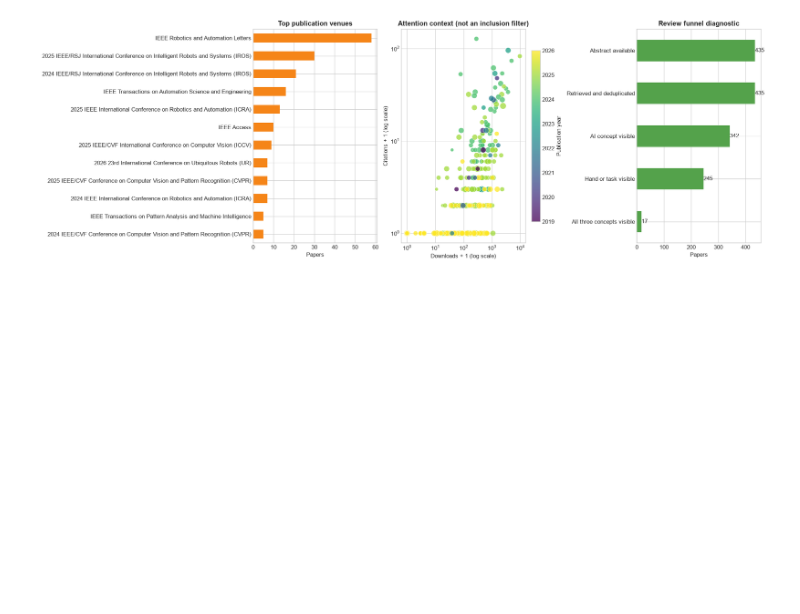
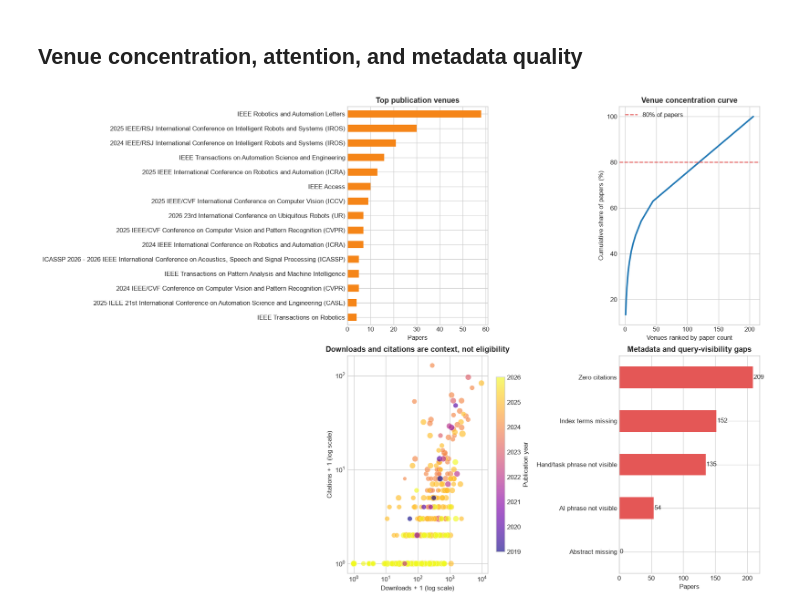
Before and after one commit to ARPM01/JIRS-HandsSurvey, a Jupyter notebook: crawlers/IEEE-Xplore-API_p3/read_data.ipynb, the cells around one changed output. Saved outputs shown, nothing was run; the diff lists cells and outputs as text; code cells hidden in the pictures; blank space fills up the shorter version.

```diff
--- a/crawlers/IEEE-Xplore-API_p3/read_data.ipynb
+++ b/crawlers/IEEE-Xplore-API_p3/read_data.ipynb
@@ -270,35 +316,41 @@ plt.show()
+# %% [markdown]
+## Venue concentration, attention, and metadata quality
 # %%
-# Venue concentration, citation/download context, and a non-exclusionary review funnel.
-fig, axes = plt.subplots(1, 3, figsize=(18, 6), constrained_layout=True)
+fig, axes = plt.subplots(2, 2, figsize=(16, 11), constrained_layout=True)
 
-venues = viz_df.get("publication_title", pd.Series(dtype=str)).fillna("Unknown").replace("", "Unknown")
-venues.value_counts().head(12).sort_values().plot.barh(ax=axes[0], color="#F58518")
-axes[0].set(title="Top publication venues", xlabel="Papers", ylabel="")
+venues = df["publication_title"].fillna("Unknown").replace("", "Unknown")
+venue_counts = venues.value_counts()
+venue_counts.head(15).sort_values().plot.barh(ax=axes[0, 0], color="#F58518")
+axes[0, 0].set(title="Top publication venues", xlabel="Papers", ylabel="")
 
-scatter = axes[1].scatter(
-    viz_df["downloads"] + 1,
-    viz_df["citations"] + 1,
-    c=viz_df["year"].fillna(viz_df["year"].min()),
-    s=35 + 30 * viz_df["scope_score"],
-    cmap="viridis", alpha=0.75, edgecolor="white", linewidth=0.5,
+cumulative = venue_counts.cumsum() / venue_counts.sum() * 100
+axes[0, 1].plot(range(1, len(cumulative) + 1), cumulative.values, linewidth=2.5)
+axes[0, 1].axhline(80, color="#E45756", linestyle="--", label="80% of papers")
+axes[0, 1].set(title="Venue concentration curve", xlabel="Venues ranked by paper count", ylabel="Cumulative share of papers (%)")
+axes[0, 1].legend(frameon=False)
+
+impact = axes[1, 0].scatter(
+    df["downloads"] + 1, df["citations"] + 1,
+    c=df["year"].fillna(df["year"].min()),
+    s=35 + 25 * df["scope_score"], cmap="plasma", alpha=0.65, edgecolor="white", linewidth=0.4,
 )
-axes[1].set_xscale("log")
-axes[1].set_yscale("log")
-axes[1].set(title="Attention context (not an inclusion filter)", xlabel="Downloads + 1 (log scale)", ylabel="Citations + 1 (log scale)")
-fig.colorbar(scatter, ax=axes[1], label="Publication year", shrink=0.8)
+axes[1, 0].set_xscale("log")
+axes[1, 0].set_yscale("log")
+axes[1, 0].set(title="Downloads and citations are context, not eligibility", xlabel="Downloads + 1 (log scale)", ylabel="Citations + 1 (log scale)")
+fig.colorbar(impact, ax=axes[1, 0], label="Publication year", shrink=0.8)
 
-funnel = pd.Series({
-    "Retrieved and deduplicated": len(viz_df),
-    "Abstract available": viz_df["abstract"].str.strip().ne("").sum(),
-    "AI concept visible": viz_df["ai_visible"].sum(),
-    "Hand or task visible": (viz_df["hand_embodiment"] | viz_df["manipulation"]).sum(),
-    "All three concepts visible": viz_df["scope_score"].eq(3).sum(),
+quality = pd.Series({
+    "Abstract missing": df["abstract"].fillna("").str.strip().eq("").sum(),
+    "Index terms missing": df["index_term_text"].str.strip().eq("").sum(),
+    "Zero citations": df["citations"].eq(0).sum(),
+    "AI phrase not visible": (~df["ai_visible"]).sum(),
+    "Hand/task phrase not visible": (~(df["hand_embodiment"] | df["manipulation"])).sum(),
 }).sort_values()
-funnel.plot.barh(ax=axes[2], color="#54A24B")
-axes[2].set(title="Review funnel diagnostic", xlabel="Papers", ylabel="")
-for patch in axes[2].patches:
-    axes[2].text(patch.get_width() + 0.3, patch.get_y() + patch.get_height() / 2, int(patch.get_width()), va="center")
+quality.plot.barh(ax=axes[1, 1], color="#E45756")
+axes[1, 1].set(title="Metadata and query-visibility gaps", xlabel="Papers", ylabel="")
+for patch in axes[1, 1].patches:
+    axes[1, 1].text(patch.get_width() + 1, patch.get_y() + patch.get_height() / 2, int(patch.get_width()), va="center")
 
 plt.show()
 # %% [output]
-[figure, old version]
+[figure, new version]
```
Also changed, not shown: parts of 21 cells of this notebook.
